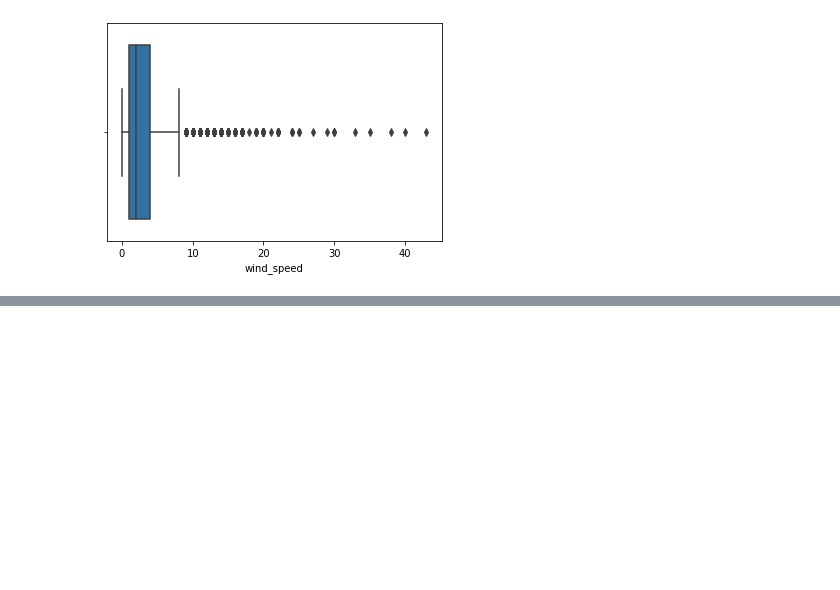
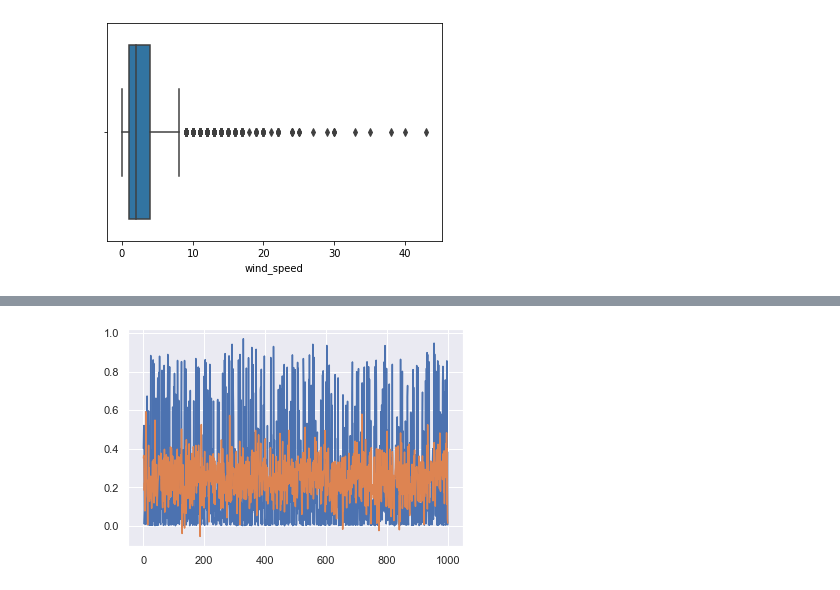
Before and after one commit to lorenzrossi/Bayesian-Analysis, a Jupyter notebook: ugo.ipynb, the cells around one changed output, grey strips where cells are left out. Saved outputs shown, nothing was run; the diff lists cells and outputs as text; code cells hidden in the pictures; blank space fills up the shorter version.

```diff
--- a/ugo.ipynb
+++ b/ugo.ipynb
@@ -735,7 +882,7 @@ model = tfk.Sequential([
     # dense for inputs
     tfk.layers.Dense(
         n_batches,
-        activation="relu", name="dense_1"),
+        activation="relu", name="dense_input"),
     # # a new dense for input
     #tfp.layers.DenseFlipout(
     #    10,
@@ -787,17 +973,17 @@ pickle.dump(layer_weights, open('layer.weights.foreach.epoch.pkl', 'wb'))
 samples = 1000
 iterations = 10
 test_iterator = tf.compat.v1.data.make_one_shot_iterator(data_test)
-X_true, Y_true, Y_pred = np.empty(shape=(samples, len(inputs))), np.empty(shape=(samples, len(outputs))), np.empty(
+X_true2, Y_true2, Y_pred2 = np.empty(shape=(samples, len(inputs))), np.empty(shape=(samples, len(outputs))), np.empty(
     shape=(samples, len(outputs), iterations))
 # %%
 for i in range(samples):
     features, labels = test_iterator.get_next()
-    X_true[i, :] = features
-    Y_true[i, :] = labels.numpy()
+    X_true2[i, :] = features
+    Y_true2[i, :] = labels.numpy()
     for k in range(iterations):
-        Y_pred[i, :, k] = model.predict(features)
+        Y_pred2[i, :, k] = model.predict(features)
 # %%
 # Calculate mean and standard deviation.
-Y_pred_m = np.mean(Y_pred, axis=-1)
-Y_pred_s = np.std(Y_pred, axis=-1)
-Y_pred_m, Y_pred_s
+Y_pred2_m = np.mean(Y_pred2, axis=-1)
+Y_pred2_s = np.std(Y_pred2, axis=-1)
+Y_pred2_m, Y_pred2_s
@@ -804,6 +1005,8 @@ Y_pred_m, Y_pred_s
 # %%
-plt.plot(Y_true[:, 0])
-plt.plot(Y_pred_m[:, 0])
+plt.plot(Y_true2[:, 0])
+plt.plot(Y_pred2_m[:, 0])
 
 plt.show()
+# %% [output]
+[figure, added]
 # %%
```
Also changed, not shown: parts of 78 cells of this notebook.
